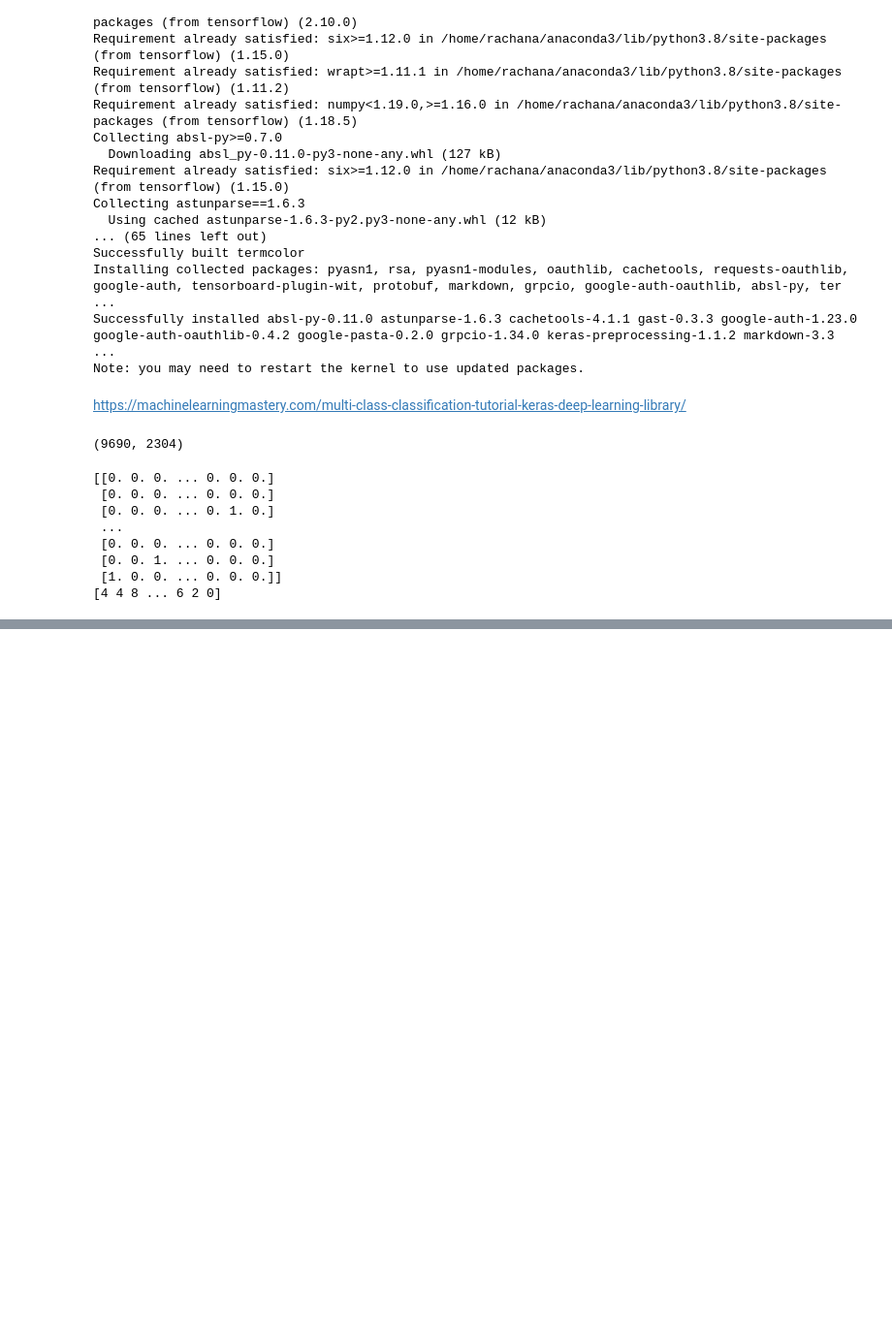
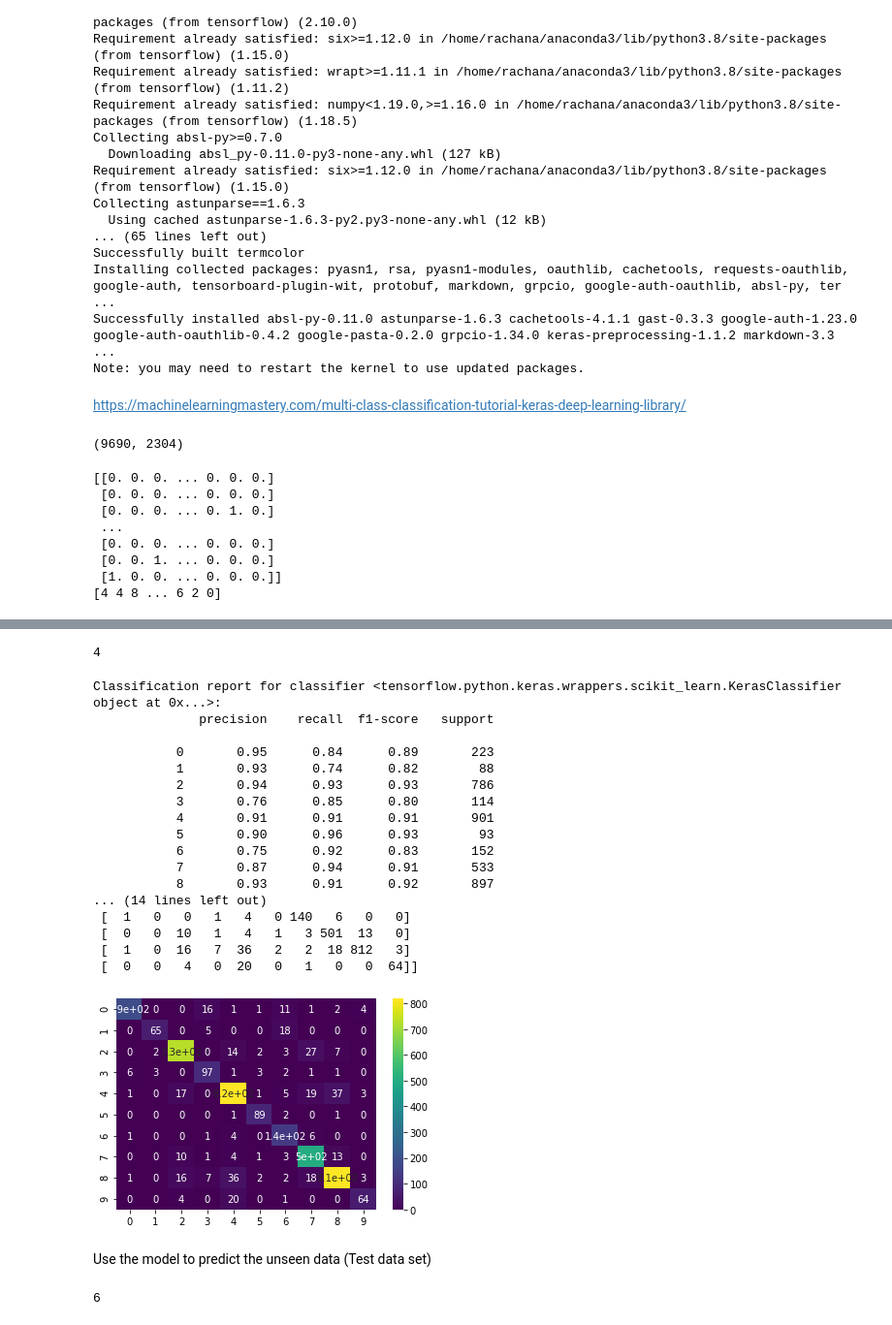
Before and after one commit to RachPatel/DMML_CW2_Group_20, a Jupyter notebook: MLP.ipynb, the cells around one changed output, grey strips where cells are left out. Shown at 97% size. Cells and saved outputs as stored; diff of their text form; code cells hidden in the pictures; blank space fills up the shorter version.

```diff
--- a/MLP.ipynb
+++ b/MLP.ipynb
@@ -154,0 +226,2 @@ Baseline: 91.59% (2.16%)
+# %%
+estimators3 = KerasClassifier(build_fn=baseline_model, epochs=200, batch_size=50, verbose=0)
@@ -154,0 +233,3 @@ Baseline: 91.59% (2.16%)
+# %%
+X_train, X_test, y_train, y_test = train_test_split(
+X_train,dummy_y, test_size=0.4, random_state=0)
@@ -154,0 +246,38 @@ Baseline: 91.59% (2.16%)
+# %%
+resultss4= estimators3.fit(X_train, y_train, validation_split=0.3)
+score = estimators3.predict(X_test, verbose=0)
+# %%
+rounded_labels=np.argmax(y_test, axis=1)
+rounded_labels[1]
+# %% [output]
+4
+# %%
+""" Confusion matrix of the predictions using the test data set """
+
+print("Classification report for classifier %s:\n%s\n"
+      % (estimators3, metrics.classification_report(rounded_labels, score)))
+cm = confusion_matrix(rounded_labels, score)
+print('Confusion Matrix:')
+print(cm)
+f = sns.heatmap(cm, annot=True, cmap = "viridis")
+# %% [output]
+Classification report for classifier <tensorflow.python.keras.wrappers.scikit_learn.KerasClassifier object at 0x...>:
+              precision    recall  f1-score   support
+
+           0       0.95      0.84      0.89       223
+           1       0.93      0.74      0.82        88
+           2       0.94      0.93      0.93       786
+           3       0.76      0.85      0.80       114
+           4       0.91      0.91      0.91       901
+           5       0.90      0.96      0.93        93
+           6       0.75      0.92      0.83       152
+           7       0.87      0.94      0.91       533
+           8       0.93      0.91      0.92       897
+... (14 lines left out)
+ [  1   0   0   1   4   0 140   6   0   0]
+ [  0   0  10   1   4   1   3 501  13   0]
+ [  1   0  16   7  36   2   2  18 812   3]
+ [  0   0   4   0  20   0   1   0   0  64]]
+[figure, added]
+# %% [markdown]
+Use the model to predict the unseen data (Test data set)
@@ -154,0 +306,5 @@ Baseline: 91.59% (2.16%)
+# %%
+rounded_labels_unseen=np.argmax(dummy_y_test, axis=1)
+rounded_labels_unseen[1]
+# %% [output]
+6
```
Also changed, not shown: parts of 77 cells of this notebook.
